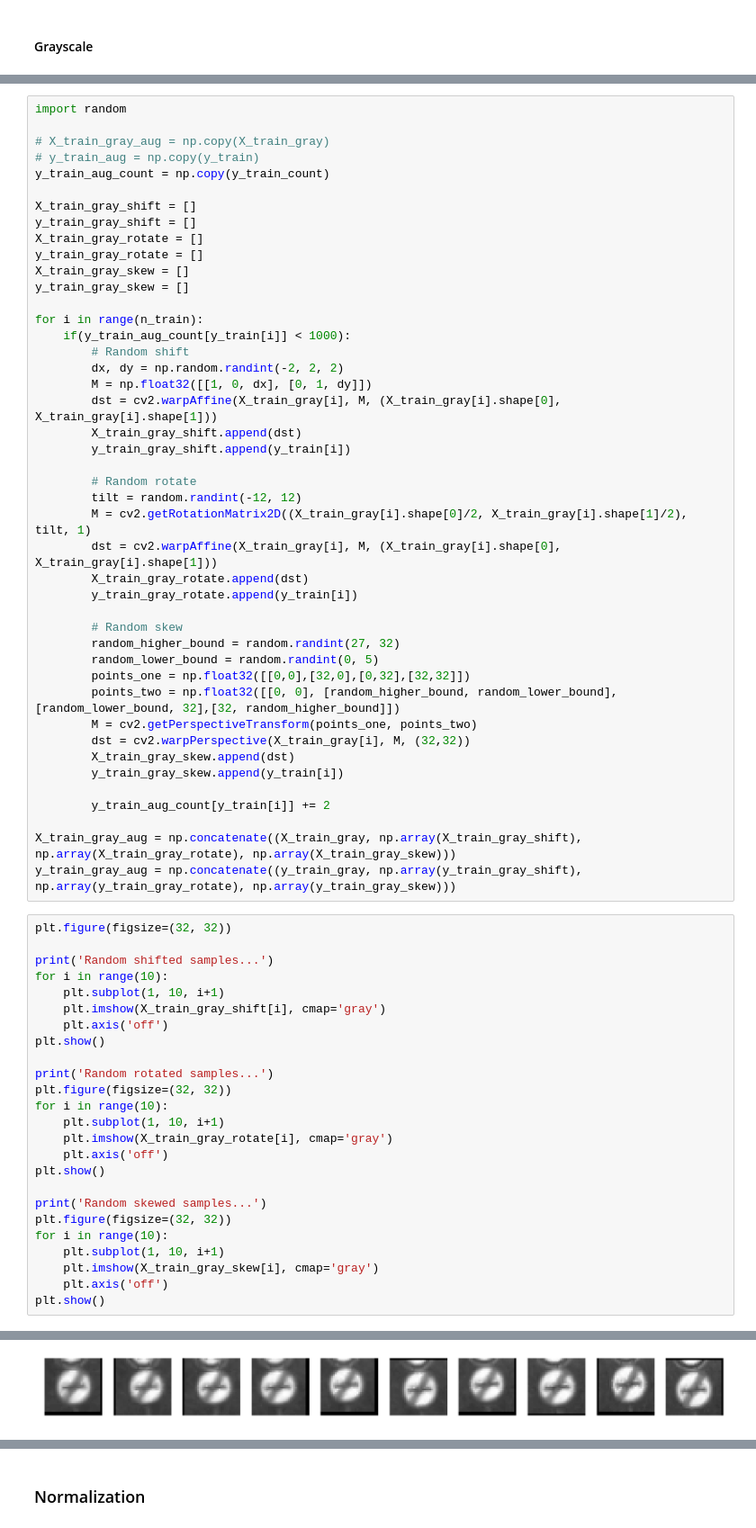
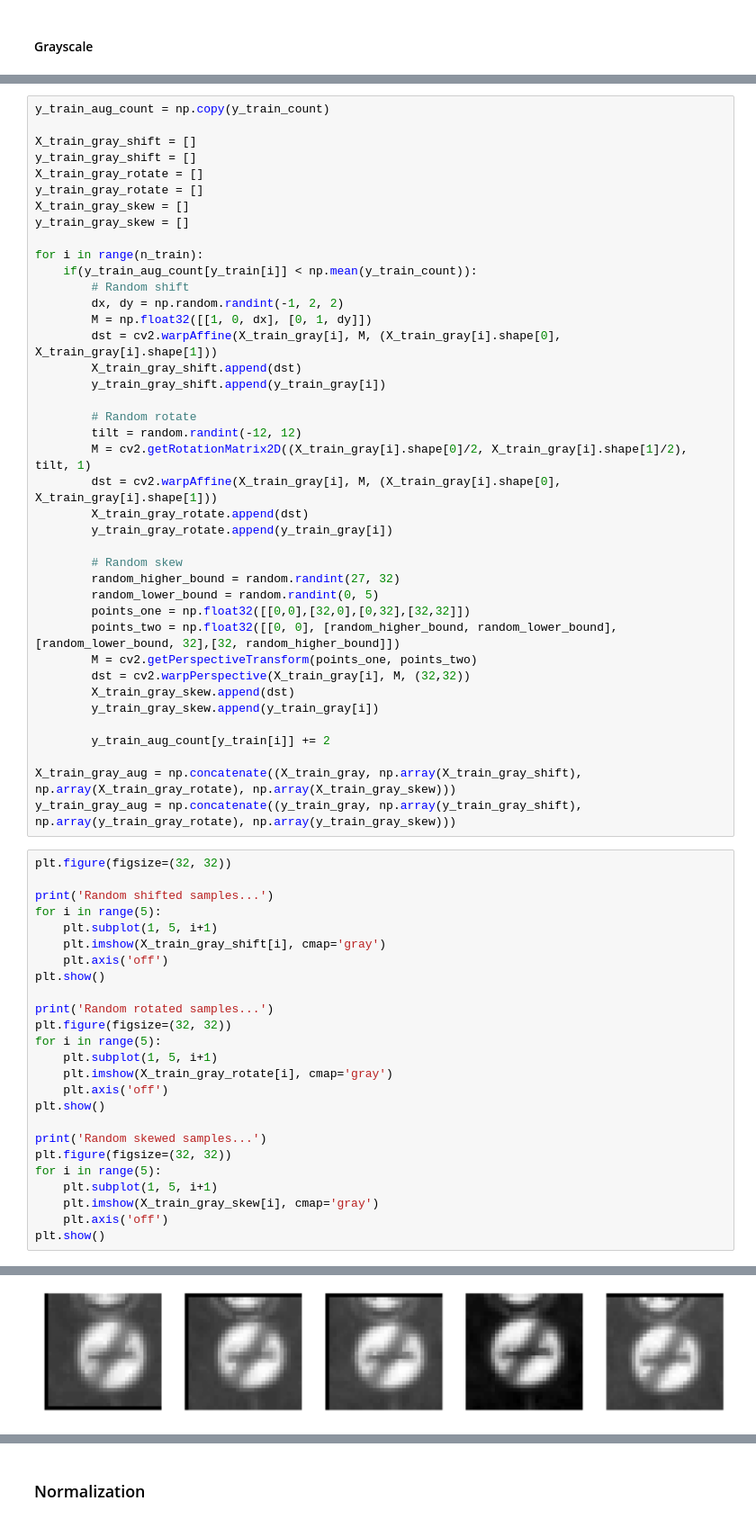
Before and after one commit to dragon7-fc/CarND-Traffic-Sign-Classifier-Project, a Jupyter notebook: Traffic_Sign_Classifier.ipynb, the cells around one changed output, grey strips where cells are left out. Shown at 90% size. Saved outputs shown, nothing was run; the diff lists cells and outputs as text.

```diff
--- a/Traffic_Sign_Classifier.ipynb
+++ b/Traffic_Sign_Classifier.ipynb
@@ -234,8 +231,4 @@ plt.show()
 # %%
-import random
-
-# X_train_gray_aug = np.copy(X_train_gray)
-# y_train_aug = np.copy(y_train)
 y_train_aug_count = np.copy(y_train_count)
 
 X_train_gray_shift = []
@@ -246,20 +239,20 @@ X_train_gray_skew = []
 y_train_gray_skew = []
 
 for i in range(n_train):
-    if(y_train_aug_count[y_train[i]] < 1000):
+    if(y_train_aug_count[y_train[i]] < np.mean(y_train_count)):
         # Random shift
-        dx, dy = np.random.randint(-2, 2, 2)
+        dx, dy = np.random.randint(-1, 2, 2)
         M = np.float32([[1, 0, dx], [0, 1, dy]])
         dst = cv2.warpAffine(X_train_gray[i], M, (X_train_gray[i].shape[0], X_train_gray[i].shape[1]))
         X_train_gray_shift.append(dst)
-        y_train_gray_shift.append(y_train[i])
+        y_train_gray_shift.append(y_train_gray[i])
 
         # Random rotate
         tilt = random.randint(-12, 12)
         M = cv2.getRotationMatrix2D((X_train_gray[i].shape[0]/2, X_train_gray[i].shape[1]/2), tilt, 1)
         dst = cv2.warpAffine(X_train_gray[i], M, (X_train_gray[i].shape[0], X_train_gray[i].shape[1]))
         X_train_gray_rotate.append(dst)
-        y_train_gray_rotate.append(y_train[i])
+        y_train_gray_rotate.append(y_train_gray[i])
 
         # Random skew
         random_higher_bound = random.randint(27, 32)
@@ -269,7 +262,7 @@ for i in range(n_train):
         M = cv2.getPerspectiveTransform(points_one, points_two)
         dst = cv2.warpPerspective(X_train_gray[i], M, (32,32))
         X_train_gray_skew.append(dst)
-        y_train_gray_skew.append(y_train[i])
+        y_train_gray_skew.append(y_train_gray[i])
 
         y_train_aug_count[y_train[i]] += 2
 
@@ -278,29 +271,29 @@ y_train_gray_aug = np.concatenate((y_train_gray, np.array(y_train_gray_shift), n
 # %%
 plt.figure(figsize=(32, 32))
 
 print('Random shifted samples...')
-for i in range(10):
-    plt.subplot(1, 10, i+1)
+for i in range(5):
+    plt.subplot(1, 5, i+1)
     plt.imshow(X_train_gray_shift[i], cmap='gray')
     plt.axis('off')
 plt.show()
 
 print('Random rotated samples...')
 plt.figure(figsize=(32, 32))
-for i in range(10):
-    plt.subplot(1, 10, i+1)
+for i in range(5):
+    plt.subplot(1, 5, i+1)
     plt.imshow(X_train_gray_rotate[i], cmap='gray')
     plt.axis('off')
 plt.show()
 
 print('Random skewed samples...')
 plt.figure(figsize=(32, 32))
-for i in range(10):
-    plt.subplot(1, 10, i+1)
+for i in range(5):
+    plt.subplot(1, 5, i+1)
     plt.imshow(X_train_gray_skew[i], cmap='gray')
     plt.axis('off')
 plt.show()
 # %% [output]
 Random shifted samples...
-[figure, old version]
+[figure, new version]
 Random rotated samples...
```
Also changed, not shown: parts of 21 cells of this notebook.
